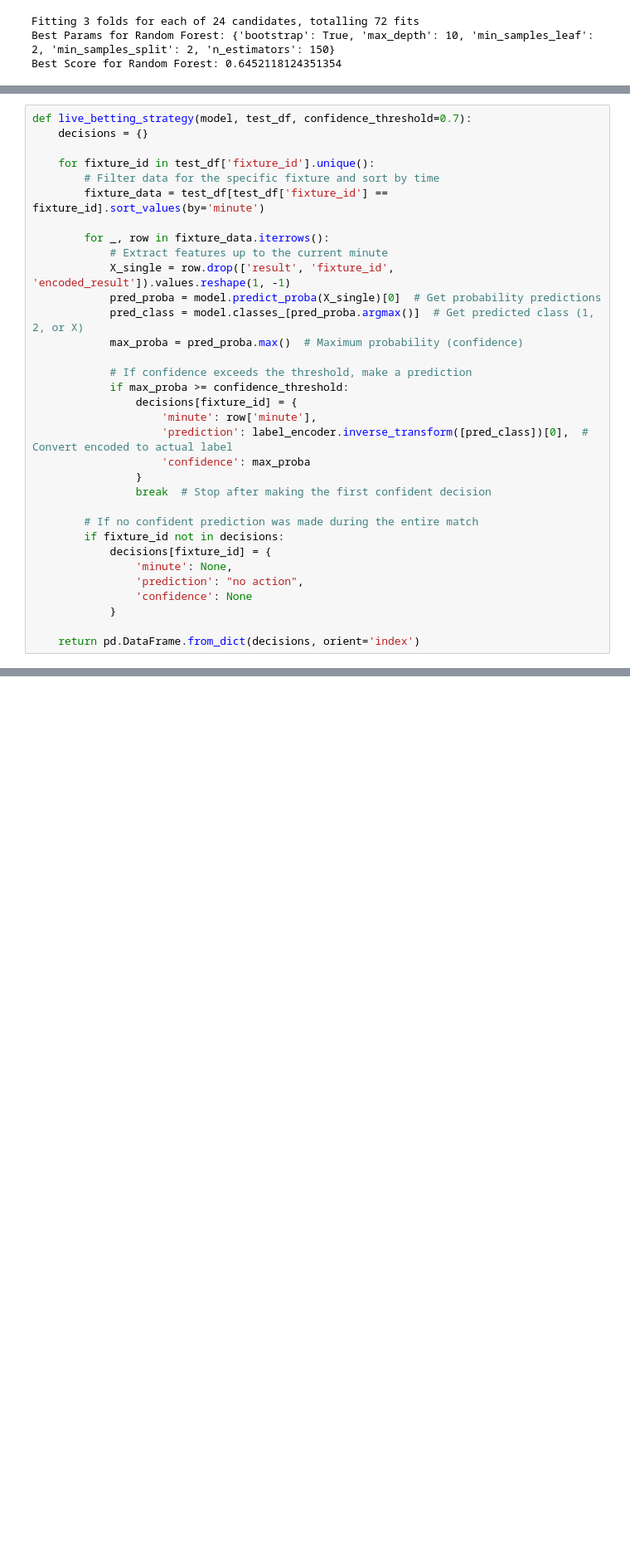
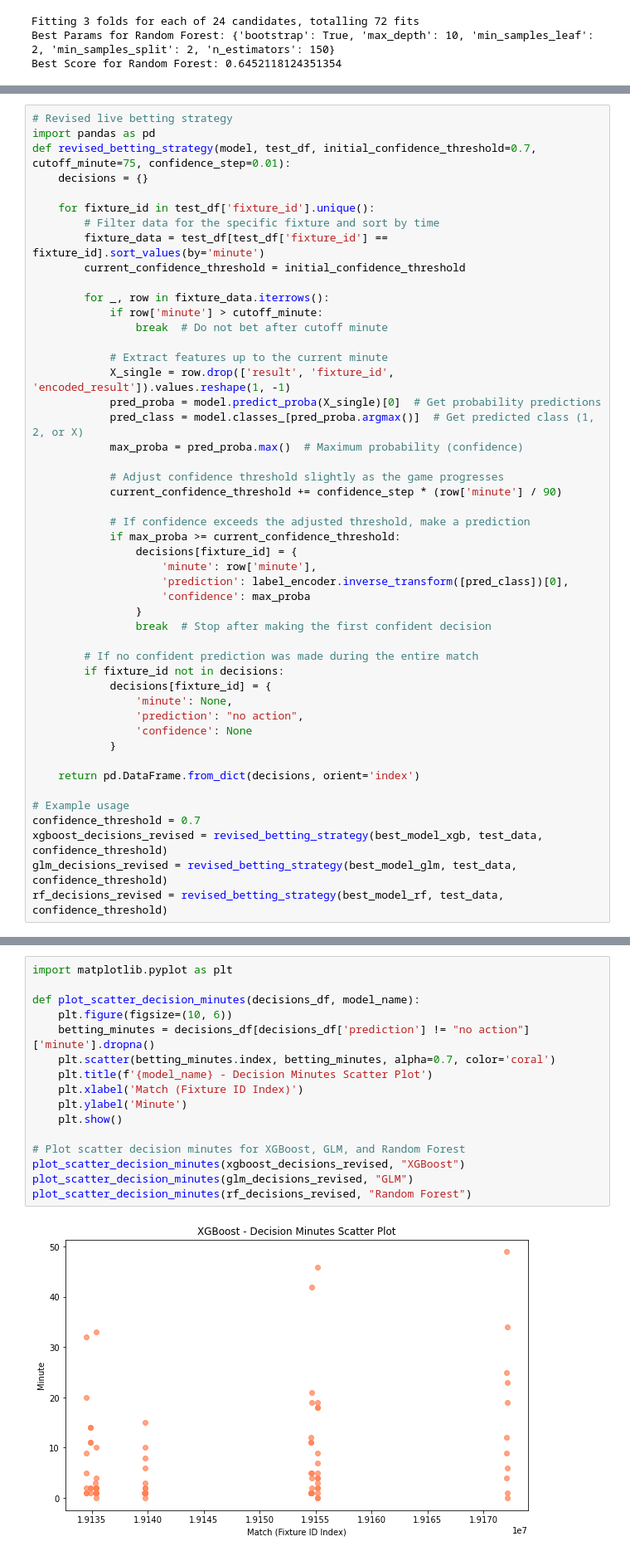
Before and after one commit to fbaakyildiz/IE582TERMPROJECT, a Jupyter notebook: WORK.ipynb, the cells around one changed output, grey strips where cells are left out. Shown at 83% size. Cells and saved outputs as stored; diff of their text form; blank space fills up the shorter version.

```diff
--- a/WORK.ipynb
+++ b/WORK.ipynb
@@ -392,25 +392,34 @@ Random Forest Test Set Accuracy: 0.68
 weighted avg       0.68      0.68      0.68     10949
 [figure]
 # %%
-def live_betting_strategy(model, test_df, confidence_threshold=0.7):
+# Revised live betting strategy
+import pandas as pd
+def revised_betting_strategy(model, test_df, initial_confidence_threshold=0.7, cutoff_minute=75, confidence_step=0.01):
     decisions = {}
 
     for fixture_id in test_df['fixture_id'].unique():
         # Filter data for the specific fixture and sort by time
         fixture_data = test_df[test_df['fixture_id'] == fixture_id].sort_values(by='minute')
+        current_confidence_threshold = initial_confidence_threshold
 
         for _, row in fixture_data.iterrows():
+            if row['minute'] > cutoff_minute:
+                break  # Do not bet after cutoff minute
+
             # Extract features up to the current minute
             X_single = row.drop(['result', 'fixture_id', 'encoded_result']).values.reshape(1, -1)
             pred_proba = model.predict_proba(X_single)[0]  # Get probability predictions
             pred_class = model.classes_[pred_proba.argmax()]  # Get predicted class (1, 2, or X)
             max_proba = pred_proba.max()  # Maximum probability (confidence)
 
-            # If confidence exceeds the threshold, make a prediction
-            if max_proba >= confidence_threshold:
+            # Adjust confidence threshold slightly as the game progresses
+            current_confidence_threshold += confidence_step * (row['minute'] / 90)
+
+            # If confidence exceeds the adjusted threshold, make a prediction
+            if max_proba >= current_confidence_threshold:
                 decisions[fixture_id] = {
                     'minute': row['minute'],
-                    'prediction': label_encoder.inverse_transform([pred_class])[0],  # Convert encoded to actual label
+                    'prediction': label_encoder.inverse_transform([pred_class])[0],
                     'confidence': max_proba
                 }
                 break  # Stop after making the first confident decision
@@ -424,3 +433,9 @@ def live_betting_strategy(model, test_df, confidence_threshold=0.7):
             }
 
     return pd.DataFrame.from_dict(decisions, orient='index')
+
+# Example usage
+confidence_threshold = 0.7
+xgboost_decisions_revised = revised_betting_strategy(best_model_xgb, test_data, confidence_threshold)
+glm_decisions_revised = revised_betting_strategy(best_model_glm, test_data, confidence_threshold)
+rf_decisions_revised = revised_betting_strategy(best_model_rf, test_data, confidence_threshold)
@@ -633,0 +509,18 @@ def plot_odds_distribution(match_df, decisions_df, model_name):
+# %%
+import matplotlib.pyplot as plt
+
+def plot_scatter_decision_minutes(decisions_df, model_name):
+    plt.figure(figsize=(10, 6))
+    betting_minutes = decisions_df[decisions_df['prediction'] != "no action"]['minute'].dropna()
+    plt.scatter(betting_minutes.index, betting_minutes, alpha=0.7, color='coral')
+    plt.title(f'{model_name} - Decision Minutes Scatter Plot')
+    plt.xlabel('Match (Fixture ID Index)')
+    plt.ylabel('Minute')
+    plt.show()
+
+# Plot scatter decision minutes for XGBoost, GLM, and Random Forest
+plot_scatter_decision_minutes(xgboost_decisions_revised, "XGBoost")
+plot_scatter_decision_minutes(glm_decisions_revised, "GLM")
+plot_scatter_decision_minutes(rf_decisions_revised, "Random Forest")
+# %% [output]
+[figure, added]
```
Also changed, not shown: parts of 7 cells of this notebook.
